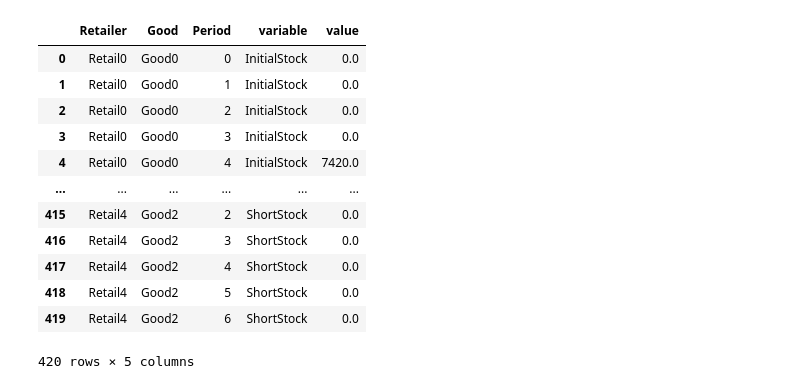
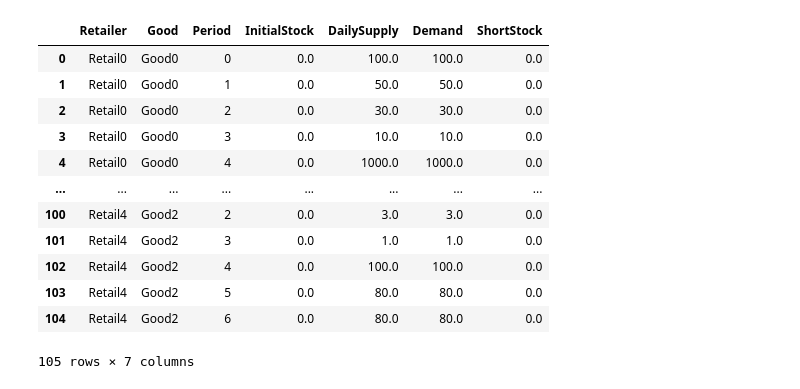
Before and after one commit to Slippykins/optimisation-for-industry-group3, a Jupyter notebook: notebook/multi_period_black_friday.ipynb, the cells around one changed output. Cells and saved outputs as stored; diff of their text form; code cells hidden in the pictures.

```diff
--- a/notebook/multi_period_black_friday.ipynb
+++ b/notebook/multi_period_black_friday.ipynb
@@ -65,6 +132,7 @@ num_warehouses = input_data['num_warehouses']
 num_goods = input_data['num_goods']
 num_retailers = input_data['num_retailers']
 num_periods = input_data['num_periods']
+max_trucks = input_data['max_trucks']
 truck_capacity = input_data['truck_capacity']
 truck_daily_rental_cost = input_data['truck_daily_rental_cost']
 truck_rental_period = input_data['truck_rental_period']
@@ -92,6 +160,7 @@ print(f"""Data loaded successfully!
     - num_goods: {num_goods}
     - num_retailers {num_retailers}
     - num_periods: {num_periods}
+    - max_trucks: {max_trucks}
     - truck_capacity: {truck_capacity}
     - truck_daily_rental_cost: {truck_daily_rental_cost}
     - truck_rental_period: {truck_rental_period}
@@ -128,12 +197,11 @@ warehouses = range(num_warehouses)
 goods = range(num_goods)
 retailers = range(num_retailers)
 periods = range(num_periods)
-truck_rental_period = "weekly"
 
 if truck_rental_period == "weekly":
-    num_trucks = m.addVar(lb=0, ub=num_warehouses * 10, vtype='I', name="NumTrucks")
+    num_trucks = m.addVar(lb=0, ub=max_trucks, vtype='I', name="NumTrucks")
 elif truck_rental_period == "daily":
-    num_trucks = m.addMVar(num_periods, lb=0, ub=num_warehouses * 10, vtype='I', name="NumTrucks")
+    num_trucks = m.addMVar(num_periods, lb=0, ub=max_trucks, vtype='I', name="NumTrucks")
 else:
     raise NotImplementedError("Only supports `weekly` or `daily` truck rental.")
 
@@ -150,21 +218,23 @@ if truck_rental_period == "weekly":
         num_trucks * truck_daily_rental_cost * num_periods,
         gp.GRB.MINIMIZE
     )
+
+    # total number of trucks allocated across all warehouses for each period must equal number of trucks hired
+    m.addConstrs((gp.quicksum(truck_allocation[w, p] for w in warehouses) == num_trucks for p in periods), name="TruckAllocation")
+
 elif truck_rental_period == "daily":
-        m.setObjective(
+    m.setObjective(
         gp.quicksum(transport[w, r, g, p] * transportation_costs[w, r, g] for w in warehouses for r in retailers for g in goods for p in periods) +
         gp.quicksum(short_retailer_stock[r, g, p] * shortage_costs[g] for g in goods for r in retailers for p in periods) +
         gp.quicksum(carried_retailer_stock[r, g, p] * holding_costs[g] for g in goods for r in retailers for p in range(num_periods+1)) +
         gp.quicksum(num_trucks[p] for p in periods) * truck_daily_rental_cost,
         gp.GRB.MINIMIZE
     )
-
-if truck_rental_period == "weekly":
-    # total number of trucks allocated across all warehouses for each period must equal number of trucks hired
-    m.addConstrs((gp.quicksum(truck_allocation[w, p] for w in warehouses) == num_trucks for p in periods), name="TruckAllocation")
-elif truck_rental_period == "daily":
     # total number of trucks allocated across all warehouses for each period must equal number of trucks hired
     m.addConstrs((gp.quicksum(truck_allocation[w, p] for w in warehouses) == num_trucks[p] for p in periods), name="TruckAllocation")
+else:
+    raise NotImplementedError("Only supports `weekly` or `daily` truck rental.")
+
 
 # total goods sent from a warehouse in each period cannot exceed the capacity of its assigned trucks
 m.addConstrs((gp.quicksum(gp.quicksum(transport[w, r, g, p] for r in retailers) * good_sizes[g] for g in goods) <= truck_allocation[w, p] * truck_capacity for w in warehouses for p in periods), name="TruckCapacities")
@@ -175,7 +245,7 @@ m.addConstrs((carried_retailer_stock[r, g, 0] == 0 for r in retailers for g in g
 # amount of retailer goods carried each period equal to the excess demand in each period
 m.addConstrs(
     (
-        carried_retailer_stock[r, g, p + 1] == gp.quicksum(transport[w, r, g, p] for w in warehouses) - retailer_good_demand[r, g, p] + carried_retailer_stock[r, g, p] for r in retailers for g in goods for p in periods
+        carried_retailer_stock[r, g, p + 1] == gp.quicksum(transport[w, r, g, p] for w in warehouses) - retailer_good_demand[r, g, p] + carried_retailer_stock[r, g, p] + short_retailer_stock[r, g, p] for r in retailers for g in goods for p in periods
     ), name="RetailerCarryAmounts"
 )
 
@@ -249,22 +299,20 @@ retail_stock
 # %%
 import pandas as pd
 
 retail_stock_df = pd.DataFrame.from_records(retail_stock)
 
-retail_stock_df = retail_stock_df.melt(id_vars=["Retailer", "Good", "Period"], value_vars=["InitialStock", "DailySupply", "Demand", "ShortStock"])
-
 retail_stock_df
 # %% [output]
-|  | Retailer | Good | Period | variable | value |
-| 0 | Retail0 | Good0 | 0 | InitialStock | 0.0 |
-| 1 | Retail0 | Good0 | 1 | InitialStock | 0.0 |
-| 2 | Retail0 | Good0 | 2 | InitialStock | 0.0 |
-| 3 | Retail0 | Good0 | 3 | InitialStock | 0.0 |
-| 4 | Retail0 | Good0 | 4 | InitialStock | 7420.0 |
-| ... | ... | ... | ... | ... | ... |
-| 415 | Retail4 | Good2 | 2 | ShortStock | 0.0 |
-| 416 | Retail4 | Good2 | 3 | ShortStock | 0.0 |
-| 417 | Retail4 | Good2 | 4 | ShortStock | 0.0 |
-| 418 | Retail4 | Good2 | 5 | ShortStock | 0.0 |
-| 419 | Retail4 | Good2 | 6 | ShortStock | 0.0 |
+|  | Retailer | Good | Period | InitialStock | DailySupply | Demand | ShortStock |
+| 0 | Retail0 | Good0 | 0 | 0.0 | 100.0 | 100.0 | 0.0 |
+| 1 | Retail0 | Good0 | 1 | 0.0 | 50.0 | 50.0 | 0.0 |
+| 2 | Retail0 | Good0 | 2 | 0.0 | 30.0 | 30.0 | 0.0 |
+| 3 | Retail0 | Good0 | 3 | 0.0 | 10.0 | 10.0 | 0.0 |
+| 4 | Retail0 | Good0 | 4 | 0.0 | 1000.0 | 1000.0 | 0.0 |
+| ... | ... | ... | ... | ... | ... | ... | ... |
+| 100 | Retail4 | Good2 | 2 | 0.0 | 3.0 | 3.0 | 0.0 |
+| 101 | Retail4 | Good2 | 3 | 0.0 | 1.0 | 1.0 | 0.0 |
+| 102 | Retail4 | Good2 | 4 | 0.0 | 100.0 | 100.0 | 0.0 |
+| 103 | Retail4 | Good2 | 5 | 0.0 | 80.0 | 80.0 | 0.0 |
+| 104 | Retail4 | Good2 | 6 | 0.0 | 80.0 | 80.0 | 0.0 |
-420 rows × 5 columns
+105 rows × 7 columns
```
Also changed, not shown: parts of 11 cells of this notebook, 4 other files.
